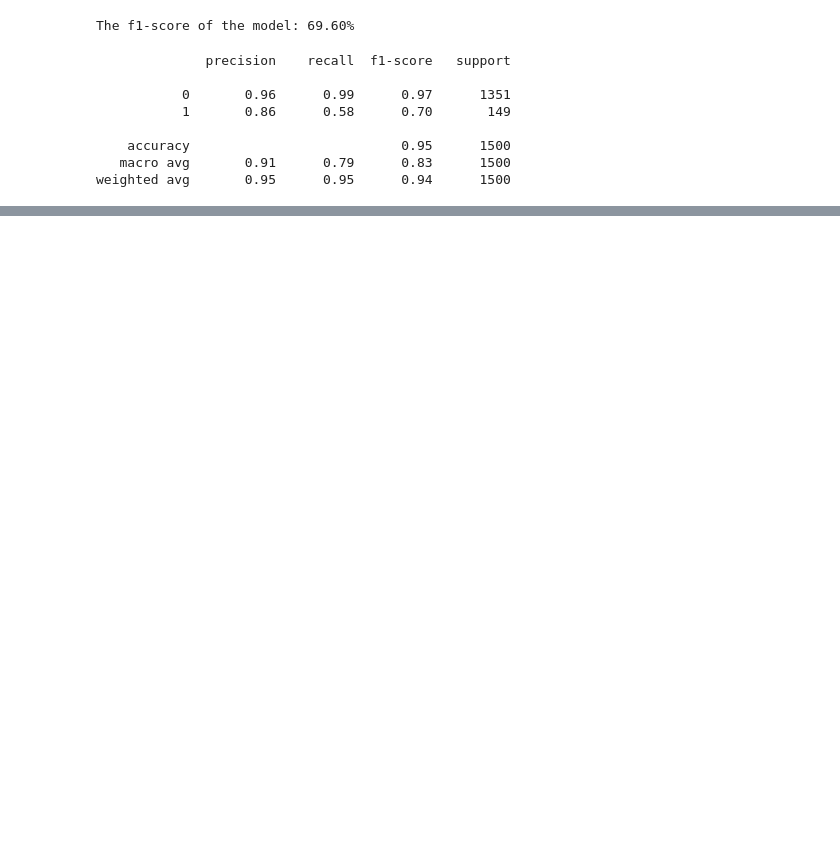
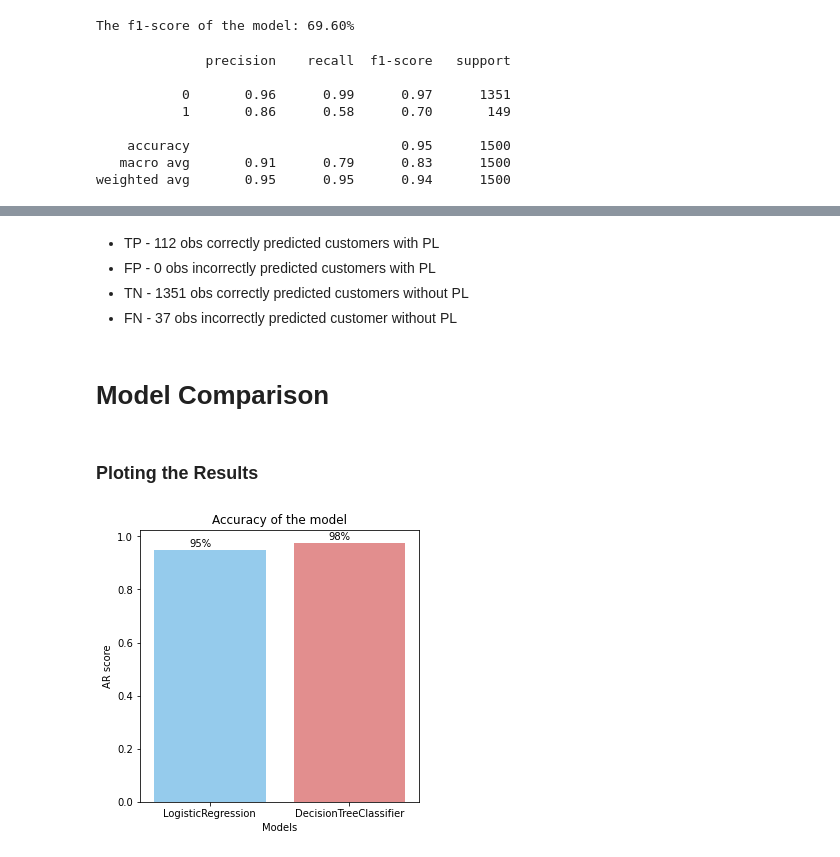
Before and after one commit to abbylmm/pf_cross_sell, a Jupyter notebook: pf_cross_sell.ipynb, the cells around one changed output, grey strips where cells are left out. Saved outputs shown, nothing was run; the diff lists cells and outputs as text; code cells hidden in the pictures; blank space fills up the shorter version.

```diff
--- a/pf_cross_sell.ipynb
+++ b/pf_cross_sell.ipynb
@@ -361,6 +367,7 @@ from sklearn.metrics import accuracy_score, confusion_matrix
 from sklearn.metrics import classification_report
 from sklearn.metrics import f1_score
 # %%
+model_list.append('LogisticRegression')
 reg = LogisticRegression(solver='lbfgs', max_iter=1000)
 reg.fit(X_train, y_train)
 # %% [output]
@@ -371,6 +378,7 @@ y_pred = reg.predict(X_test)
 
 # get accuracy of model
 accuracy_score = accuracy_score(y_test, y_pred)
+model_accuracy_score.append(accuracy_score)
 print(f"The accuracy of the model: {accuracy_score:.2%}")
 # %% [output]
 The accuracy of the model: 94.93%
@@ -448,0 +539,24 @@ ax.yaxis.set_ticklabels(['No PF', 'Yes PF'])
+# %% [markdown]
+* TP - 112 obs correctly predicted customers with PL
+* FP - 0 obs incorrectly predicted customers with PL
+* TN - 1351 obs correctly predicted customers without PL
+* FN - 37 obs incorrectly predicted customer without PL
+# %% [markdown]
+<a id='compare'></a>
+# Model Comparison
+# %% [markdown]
+### Ploting the Results
+# %%
+fig, ax = plt.subplots(figsize=(5,5))
+
+sns.barplot(model_list, model_accuracy_score, palette=['lightskyblue', 'lightcoral'])
+ax.set_title("Accuracy of the model")
+ax.set_xlabel("Models")
+ax.set_ylabel("AR score")
+
+for p in ax.patches:
+    width, height = p.get_width(), p.get_height()
+    x, y = p.get_xy()
+    ax.annotate('{:.0%}'.format(height), (x+0.25, y+height+0.01))
+# %% [output]
+[figure, added]
```
Also changed, not shown: parts of 23 cells of this notebook.
